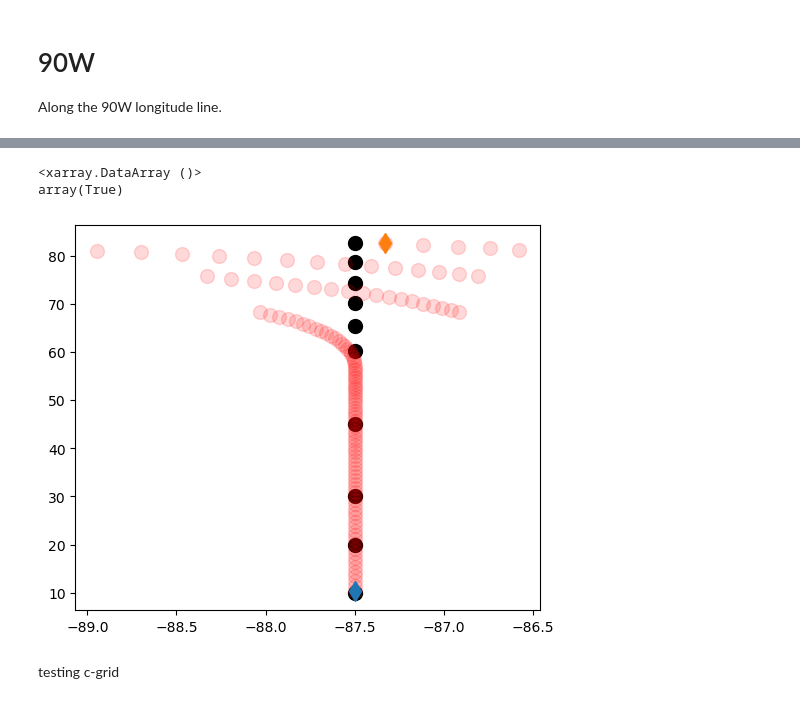
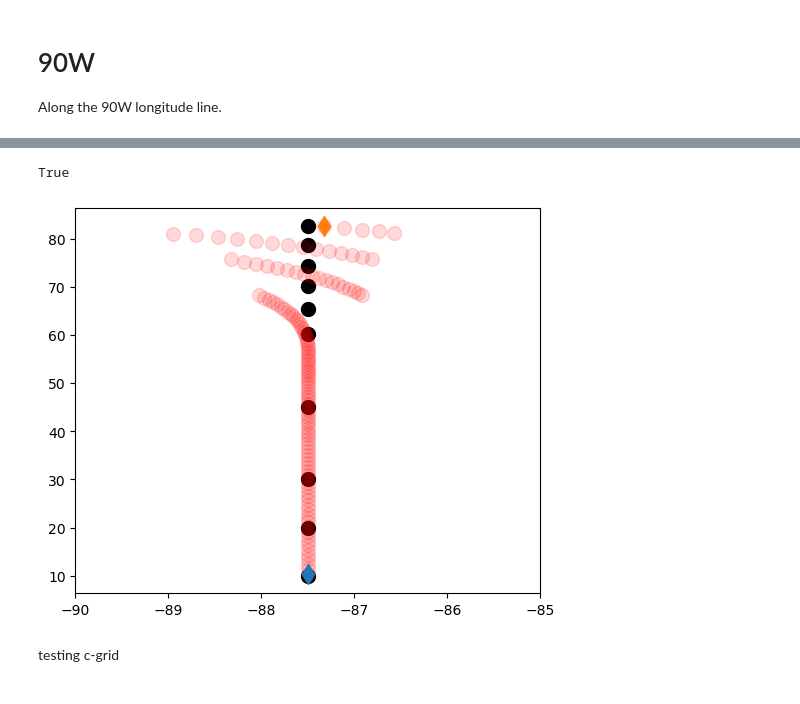
Before and after one commit to Mikejmnez/Ospy_Notebooks, a Jupyter notebook: ospy_mooring_latest.ipynb, the cells around one changed output, grey strips where cells are left out. Saved outputs shown, nothing was run; the diff lists cells and outputs as text; code cells hidden in the pictures.

```diff
--- a/ospy_mooring_latest.ipynb
+++ b/ospy_mooring_latest.ipynb
@@ -1029,20 +973,19 @@ Wall time: 1.19 s
 # %%
-(abs(od_moor90W._ds['diffX'])+abs(od_moor90W._ds['diffY'])==1).all()
+(abs(od_moor90W._ds['diffX'])+abs(od_moor90W._ds['diffY'])==1).values.all()
 # %% [output]
-<xarray.DataArray ()>
-array(True)
+True
 # %%
 XC90W, YC90W = od_moor90W._ds['XC'].squeeze(), od_moor90W._ds['YC'].squeeze()
 # %%
 fig = plt.figure(figsize=(6, 5), facecolor='w')
 plt.plot(lons90W, lats_6E, 'k', ls='', lw=2, marker='o', markersize=10)
 plt.plot(XC90W, YC90W, 'r',ls='', marker='o', markersize=10, alpha=0.15)
 plt.plot(XC90W[0], YC90W[0], marker='d', markersize=10)
 plt.plot(XC90W[-1], YC90W[-1], marker='d', markersize=10)
-# plt.ylim(72, 80)
+plt.xlim(-90, -85)
 plt.show()
 # %% [output]
-[figure, old version]
+[figure, new version]
 # %% [markdown]
 <span style='font-family:serif'> <font size="5.5"> testing c-grid
 # %%
```
Also changed, not shown: parts of 20 cells of this notebook.
